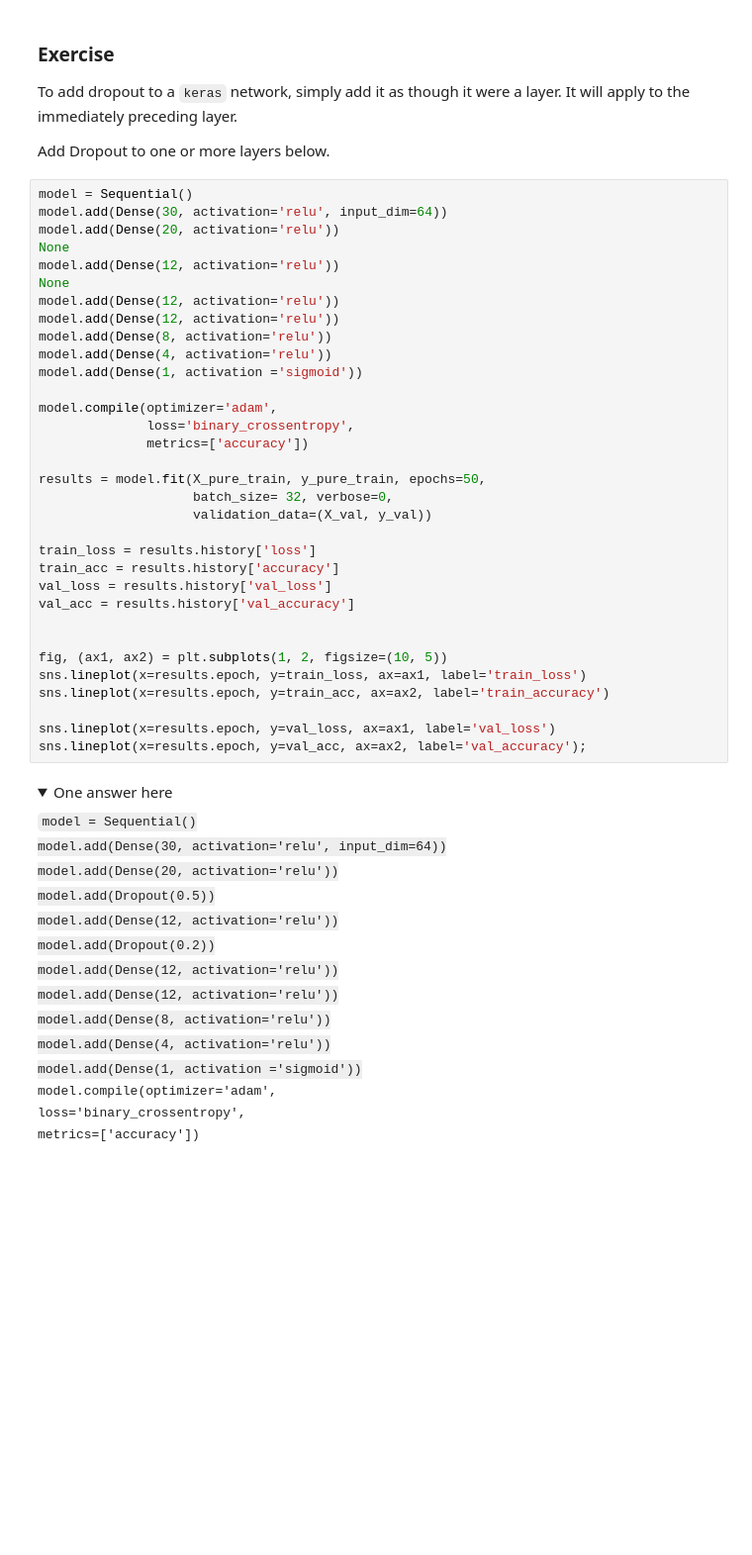
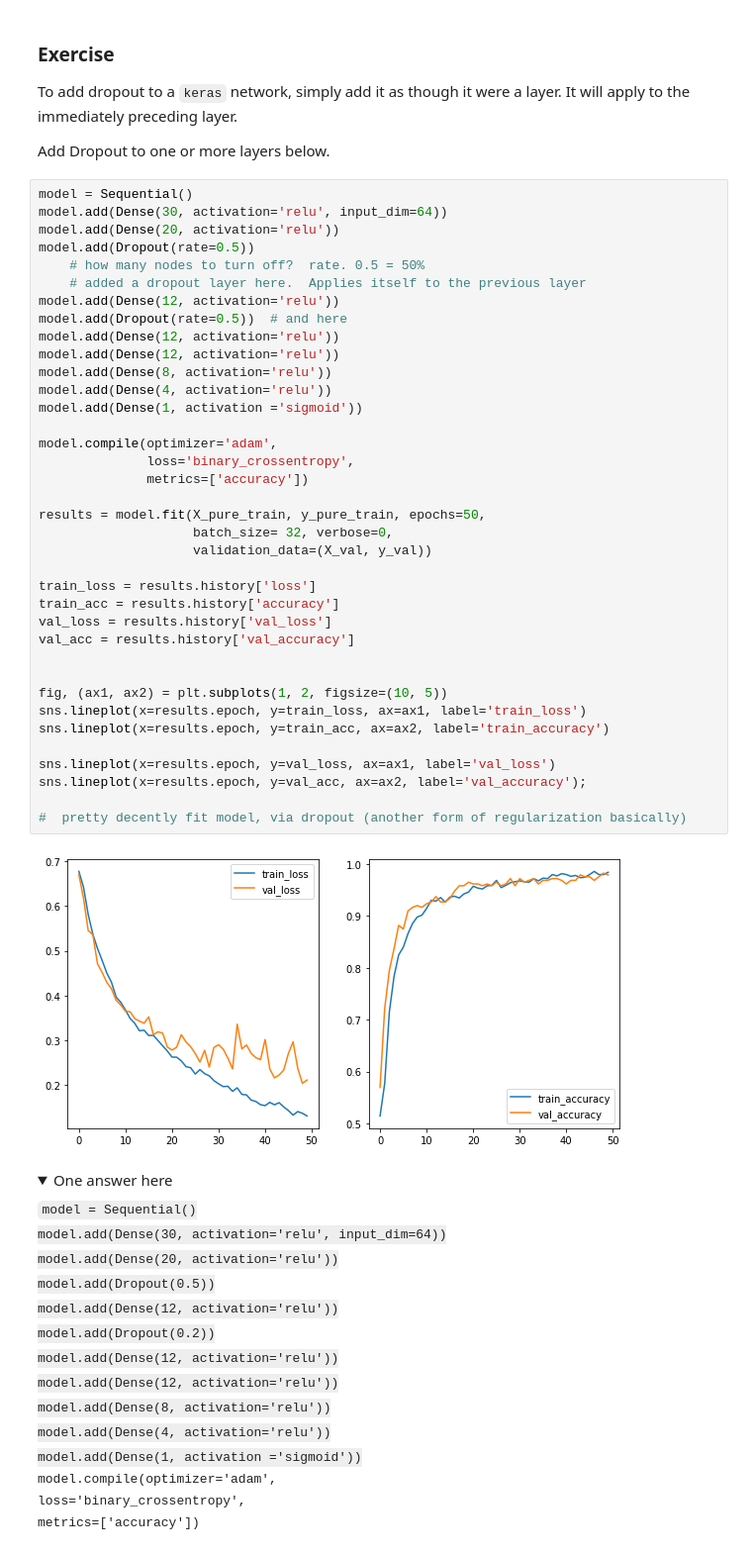
Before and after one commit to mccafj/DS-Live-091922, a Jupyter notebook: Phase4/Topic_39_network_regularization_and_evaluation.ipynb, the cells around one changed output. Shown at 99% size. Cells and saved outputs as stored; diff of their text form; folded sections open; blank space fills up the shorter version.

```diff
--- a/Phase4/Topic_39_network_regularization_and_evaluation.ipynb
+++ b/Phase4/Topic_39_network_regularization_and_evaluation.ipynb
@@ -354,35 +563,41 @@ Add Dropout to one or more layers below.
 model = Sequential()
 model.add(Dense(30, activation='relu', input_dim=64))
 model.add(Dense(20, activation='relu'))
-None
+model.add(Dropout(rate=0.5))
+    # how many nodes to turn off?  rate. 0.5 = 50%
+    # added a dropout layer here.  Applies itself to the previous layer
 model.add(Dense(12, activation='relu'))
-None
+model.add(Dropout(rate=0.5))  # and here
 model.add(Dense(12, activation='relu'))
 model.add(Dense(12, activation='relu'))
 model.add(Dense(8, activation='relu'))
 model.add(Dense(4, activation='relu'))
 model.add(Dense(1, activation ='sigmoid'))
 
 model.compile(optimizer='adam',
               loss='binary_crossentropy',
               metrics=['accuracy'])
 
 results = model.fit(X_pure_train, y_pure_train, epochs=50,
                     batch_size= 32, verbose=0,
                     validation_data=(X_val, y_val))
 
 train_loss = results.history['loss']
 train_acc = results.history['accuracy']
 val_loss = results.history['val_loss']
 val_acc = results.history['val_accuracy']
 
 
 fig, (ax1, ax2) = plt.subplots(1, 2, figsize=(10, 5))
 sns.lineplot(x=results.epoch, y=train_loss, ax=ax1, label='train_loss')
 sns.lineplot(x=results.epoch, y=train_acc, ax=ax2, label='train_accuracy')
 
 sns.lineplot(x=results.epoch, y=val_loss, ax=ax1, label='val_loss')
 sns.lineplot(x=results.epoch, y=val_acc, ax=ax2, label='val_accuracy');
+
+#  pretty decently fit model, via dropout (another form of regularization basically)
+# %% [output]
+[figure, added]
 # %% [markdown]
 <details>
     <summary>One answer here</summary>
```
Also changed, not shown: parts of 42 cells of this notebook.
